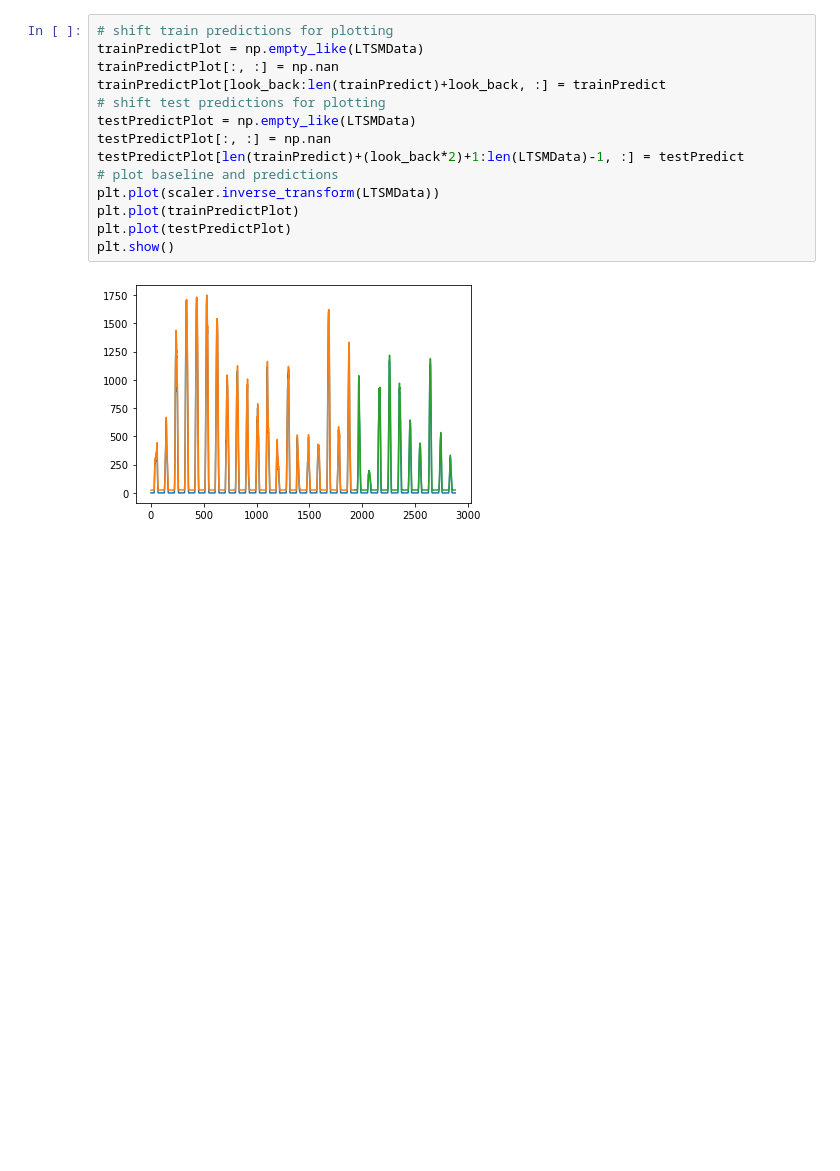
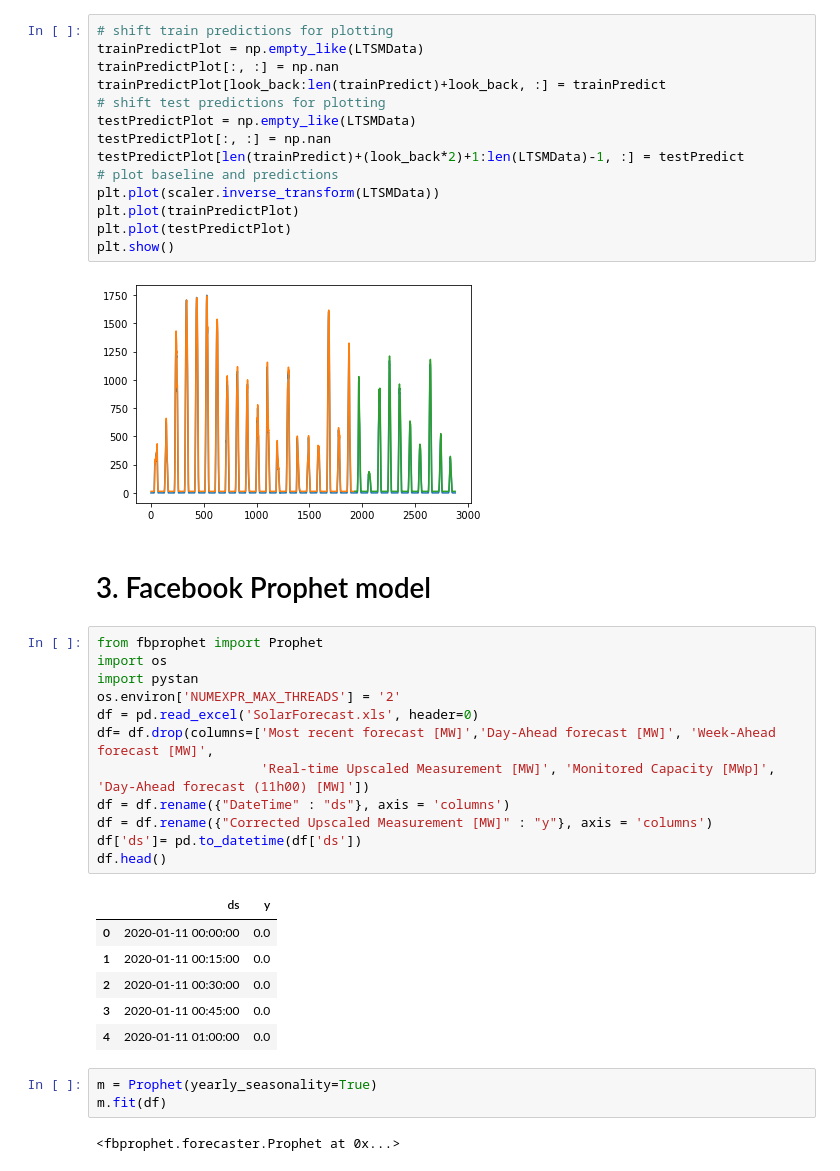
Before and after one commit to eknaepen/Solar_predictions, a Jupyter notebook: opdracht.ipynb, the cells around one changed output. Drawn from its saved outputs; the diff is of its cells as text; blank space fills up the shorter version.

```diff
--- a/opdracht.ipynb
+++ b/opdracht.ipynb
@@ -228,3 +228,29 @@ plt.plot(testPredictPlot)
 plt.show()
 # %% [output]
 [figure]
+# %% [markdown]
+# 3. Facebook Prophet model
+# %%
+from fbprophet import Prophet
+import os
+import pystan
+os.environ['NUMEXPR_MAX_THREADS'] = '2'
+df = pd.read_excel('SolarForecast.xls', header=0)
+df= df.drop(columns=['Most recent forecast [MW]','Day-Ahead forecast [MW]', 'Week-Ahead forecast [MW]',
+                     'Real-time Upscaled Measurement [MW]', 'Monitored Capacity [MWp]', 'Day-Ahead forecast (11h00) [MW]'])
+df = df.rename({"DateTime" : "ds"}, axis = 'columns')
+df = df.rename({"Corrected Upscaled Measurement [MW]" : "y"}, axis = 'columns')
+df['ds']= pd.to_datetime(df['ds'])
+df.head()
+# %% [output]
+|  | ds | y |
+| 0 | 2020-01-11 00:00:00 | 0.0 |
+| 1 | 2020-01-11 00:15:00 | 0.0 |
+| 2 | 2020-01-11 00:30:00 | 0.0 |
+| 3 | 2020-01-11 00:45:00 | 0.0 |
+| 4 | 2020-01-11 01:00:00 | 0.0 |
+# %%
+m = Prophet(yearly_seasonality=True)
+m.fit(df)
+# %% [output]
+<fbprophet.forecaster.Prophet at 0x...>
```
Also changed, not shown: parts of 8 cells of this notebook.
